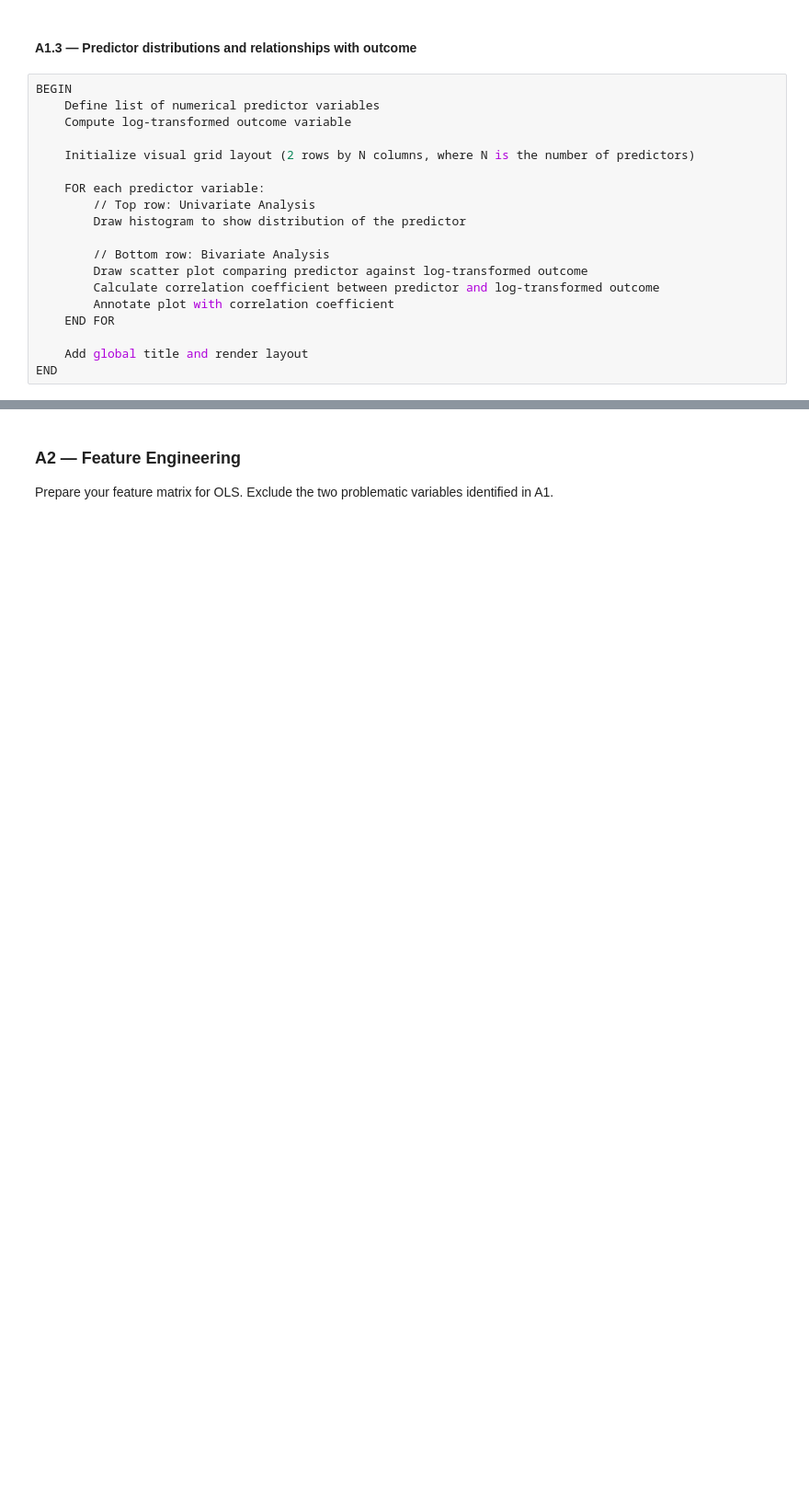
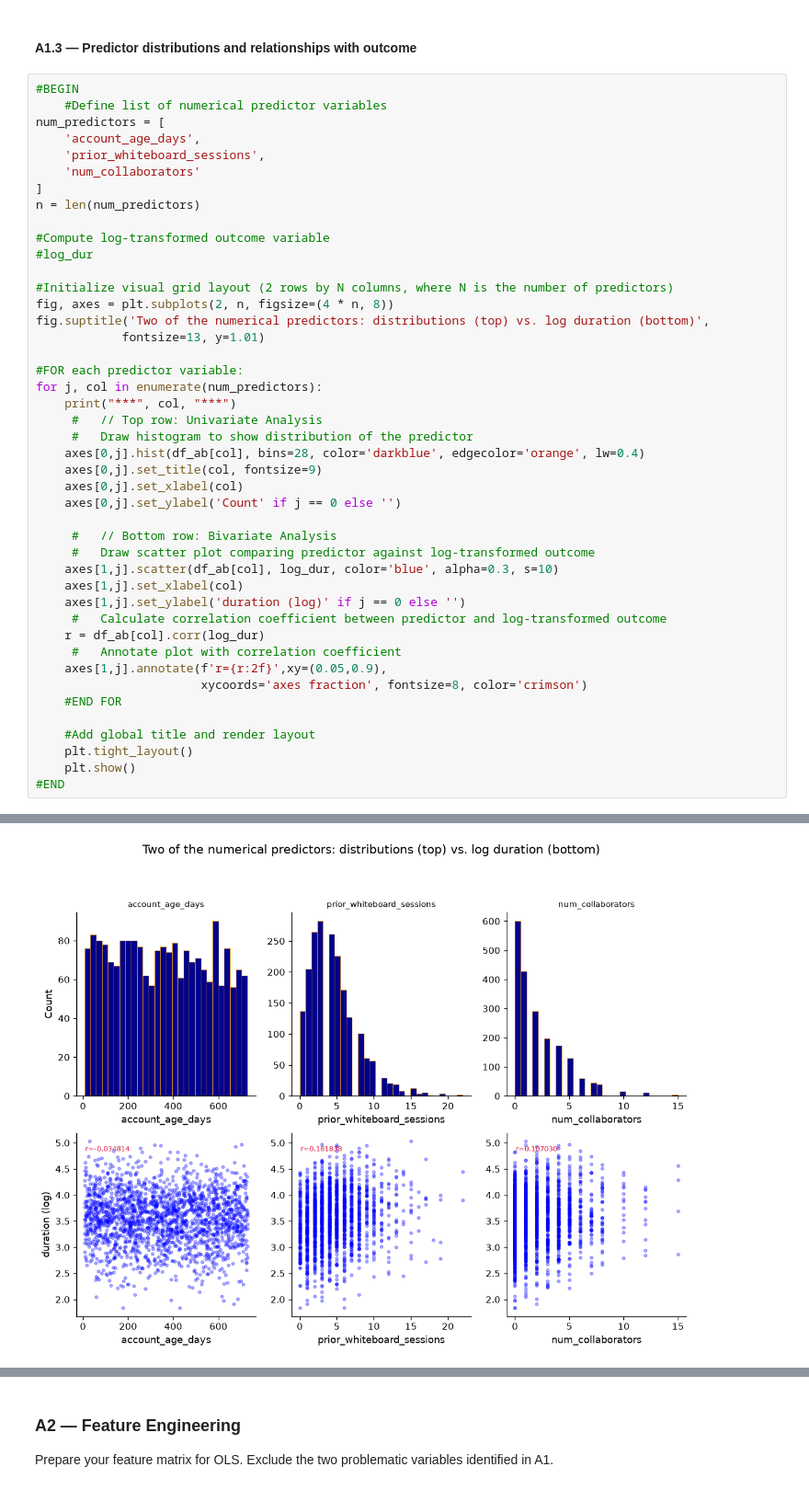
Before and after one commit to cda79/IAT461-Assignment02, a Jupyter notebook: IAT461_A2_Scaffold.ipynb, the cells around one changed output, grey strips where cells are left out. Shown at 92% size. Cells and saved outputs as stored; diff of their text form; blank space fills up the shorter version.

```diff
--- a/IAT461_A2_Scaffold.ipynb
+++ b/IAT461_A2_Scaffold.ipynb
@@ -276,21 +278,47 @@ We **can't use either of them in our model** because these variables/outcomes ar
 # %% [markdown]
 #### A1.3 — Predictor distributions and relationships with outcome
 # %%
-BEGIN
-    Define list of numerical predictor variables
-    Compute log-transformed outcome variable
+#BEGIN
+    #Define list of numerical predictor variables
+num_predictors = [
+    'account_age_days',
+    'prior_whiteboard_sessions',
+    'num_collaborators'
+]
+n = len(num_predictors)
 
-    Initialize visual grid layout (2 rows by N columns, where N is the number of predictors)
+#Compute log-transformed outcome variable
+#log_dur
 
-    FOR each predictor variable:
-        // Top row: Univariate Analysis
-        Draw histogram to show distribution of the predictor
+#Initialize visual grid layout (2 rows by N columns, where N is the number of predictors)
+fig, axes = plt.subplots(2, n, figsize=(4 * n, 8))
+fig.suptitle('Two of the numerical predictors: distributions (top) vs. log duration (bottom)',
+            fontsize=13, y=1.01)
 
-        // Bottom row: Bivariate Analysis
-        Draw scatter plot comparing predictor against log-transformed outcome
-        Calculate correlation coefficient between predictor and log-transformed outcome
-        Annotate plot with correlation coefficient
-    END FOR
+#FOR each predictor variable:
+for j, col in enumerate(num_predictors):
+    print("***", col, "***")
+     #   // Top row: Univariate Analysis
+     #   Draw histogram to show distribution of the predictor
+    axes[0,j].hist(df_ab[col], bins=28, color='darkblue', edgecolor='orange', lw=0.4)
+    axes[0,j].set_title(col, fontsize=9)
+    axes[0,j].set_xlabel(col)
+    axes[0,j].set_ylabel('Count' if j == 0 else '')
 
-    Add global title and render layout
-END
+     #   // Bottom row: Bivariate Analysis
+     #   Draw scatter plot comparing predictor against log-transformed outcome
+    axes[1,j].scatter(df_ab[col], log_dur, color='blue', alpha=0.3, s=10)
+    axes[1,j].set_xlabel(col)
+    axes[1,j].set_ylabel('duration (log)' if j == 0 else '')
+     #   Calculate correlation coefficient between predictor and log-transformed outcome
+    r = df_ab[col].corr(log_dur)
+     #   Annotate plot with correlation coefficient
+    axes[1,j].annotate(f'r={r:2f}',xy=(0.05,0.9),
+                       xycoords='axes fraction', fontsize=8, color='crimson')
+    #END FOR
+
+    #Add global title and render layout
+    plt.tight_layout()
+    plt.show()
+#END
+# %% [output]
@@ -297 +328,2 @@ END
+[figure, added]
 # %%
```
Also changed, not shown: parts of 6 cells of this notebook.
